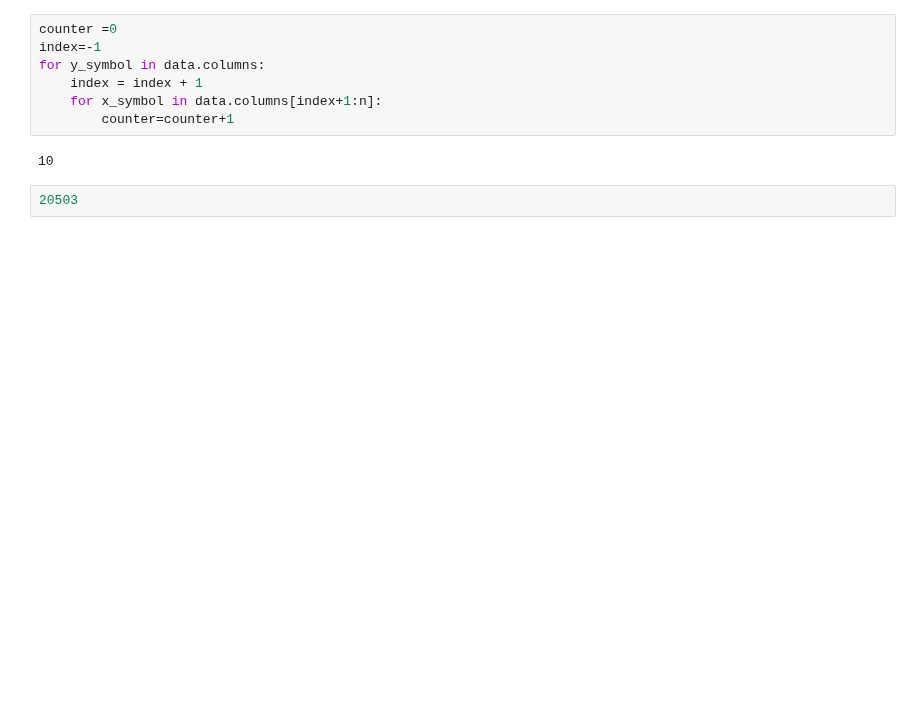
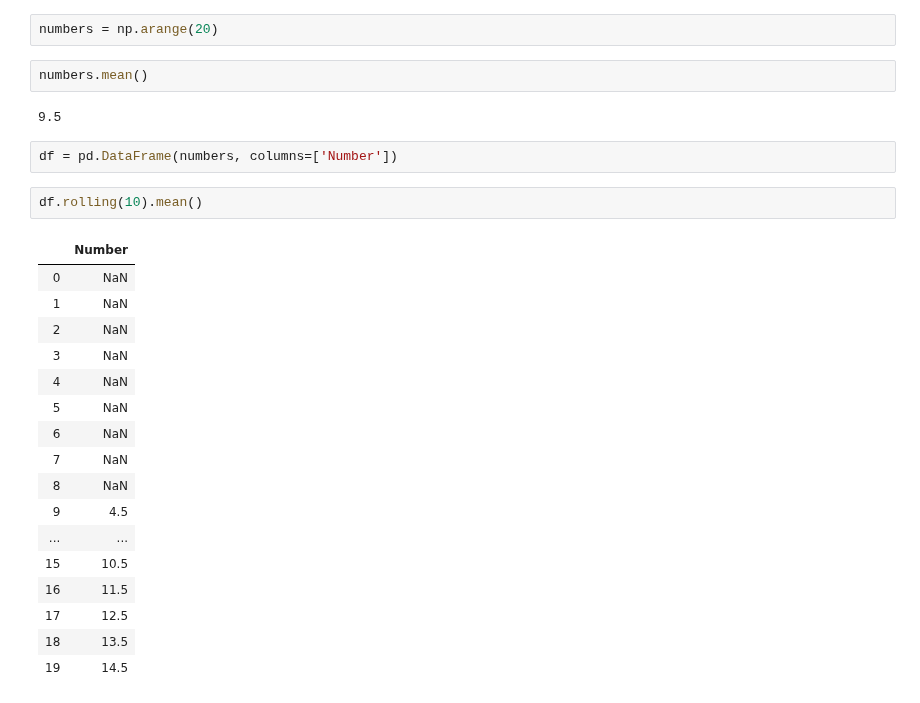
Before and after one commit to andreolvgomes/long-short-by-cointegration, a Jupyter notebook: Tests Code Python.ipynb, the cells around one changed output. Drawn from its saved outputs; the diff is of its cells as text; blank space fills up the shorter version.

```diff
--- a/Tests Code Python.ipynb
+++ b/Tests Code Python.ipynb
@@ -36,11 +12,28 @@ data.columns[1]
-# %%
-counter =0
-index=-1
-for y_symbol in data.columns:
-    index = index + 1
-    for x_symbol in data.columns[index+1:n]:
-        counter=counter+1
-# %% [output]
-10
-# %%
-20503
+# %%
+numbers = np.arange(20)
+# %%
+numbers.mean()
+# %% [output]
+9.5
+# %%
+df = pd.DataFrame(numbers, columns=['Number'])
+# %%
+df.rolling(10).mean()
+# %% [output]
+|  | Number |
+| 0 | NaN |
+| 1 | NaN |
+| 2 | NaN |
+| 3 | NaN |
+| 4 | NaN |
+| 5 | NaN |
+| 6 | NaN |
+| 7 | NaN |
+| 8 | NaN |
+| 9 | 4.5 |
+| ... | ... |
+| 15 | 10.5 |
+| 16 | 11.5 |
+| 17 | 12.5 |
+| 18 | 13.5 |
+| 19 | 14.5 |
```
Also changed, not shown: parts of 3 cells of this notebook, 16 other files.
